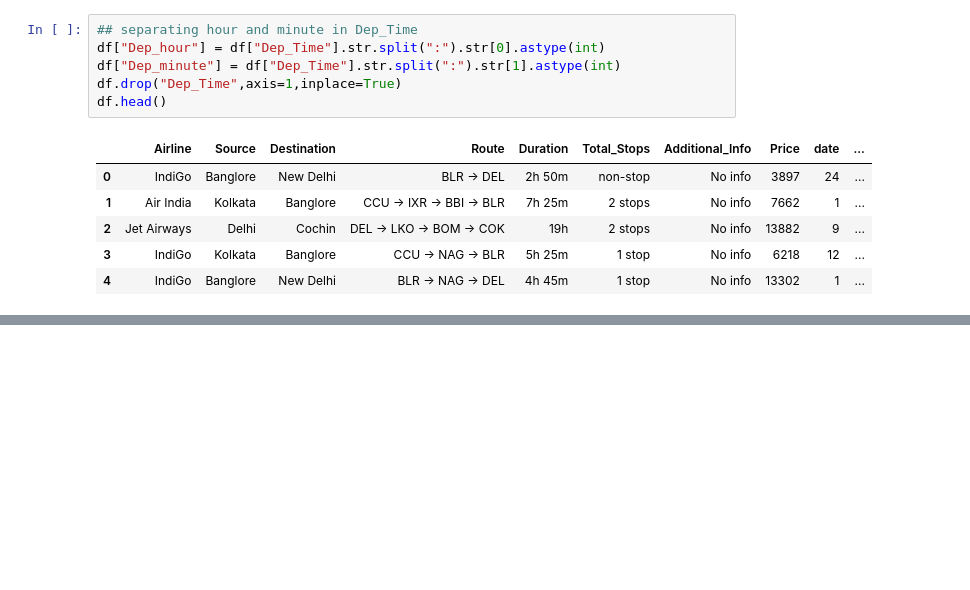
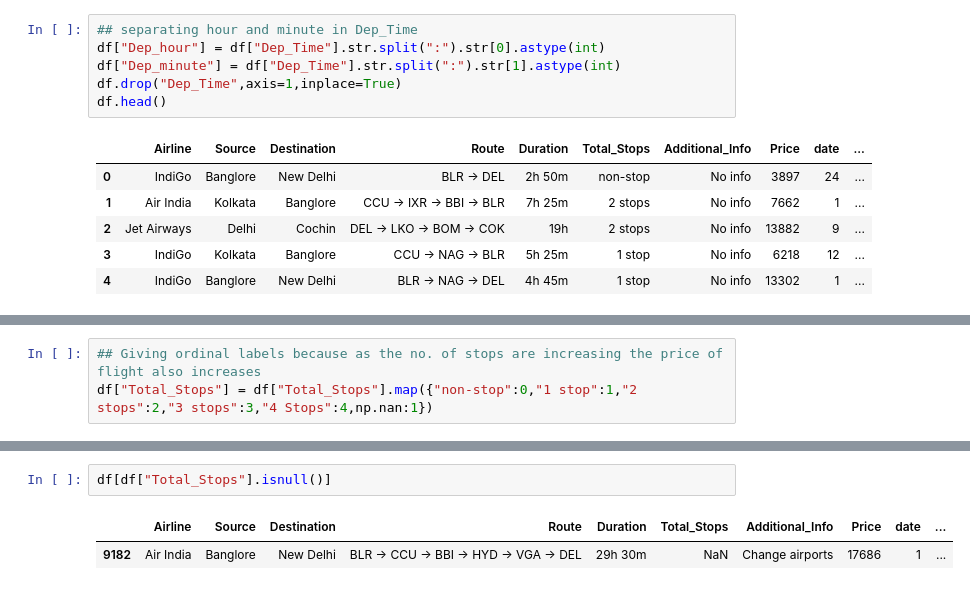
Before and after one commit to trish-2610/Python_Notes-, a Jupyter notebook: EDA and Feature Engineering/EDA_FE_Flight_price_prediction.ipynb, the cells around one changed output, grey strips where cells are left out. Cells and saved outputs as stored; diff of their text form; blank space fills up the shorter version.

```diff
--- a/EDA and Feature Engineering/EDA_FE_Flight_price_prediction.ipynb
+++ b/EDA and Feature Engineering/EDA_FE_Flight_price_prediction.ipynb
@@ -255,0 +266,3 @@ memory usage: 1.5+ MB
+# %%
+## Giving ordinal labels because as the no. of stops are increasing the price of flight also increases
+df["Total_Stops"] = df["Total_Stops"].map({"non-stop":0,"1 stop":1,"2 stops":2,"3 stops":3,"4 Stops":4,np.nan:1})
@@ -255,0 +284,5 @@ memory usage: 1.5+ MB
+# %%
+df[df["Total_Stops"].isnull()]
+# %% [output]
+|  | Airline | Source | Destination | Route | Duration | Total_Stops | Additional_Info | Price | date | ... |
+| 9182 | Air India | Banglore | New Delhi | BLR → CCU → BBI → HYD → VGA → DEL | 29h 30m | NaN | Change airports | 17686 | 1 | ... |
```
Also changed, not shown: parts of 5 cells of this notebook.
